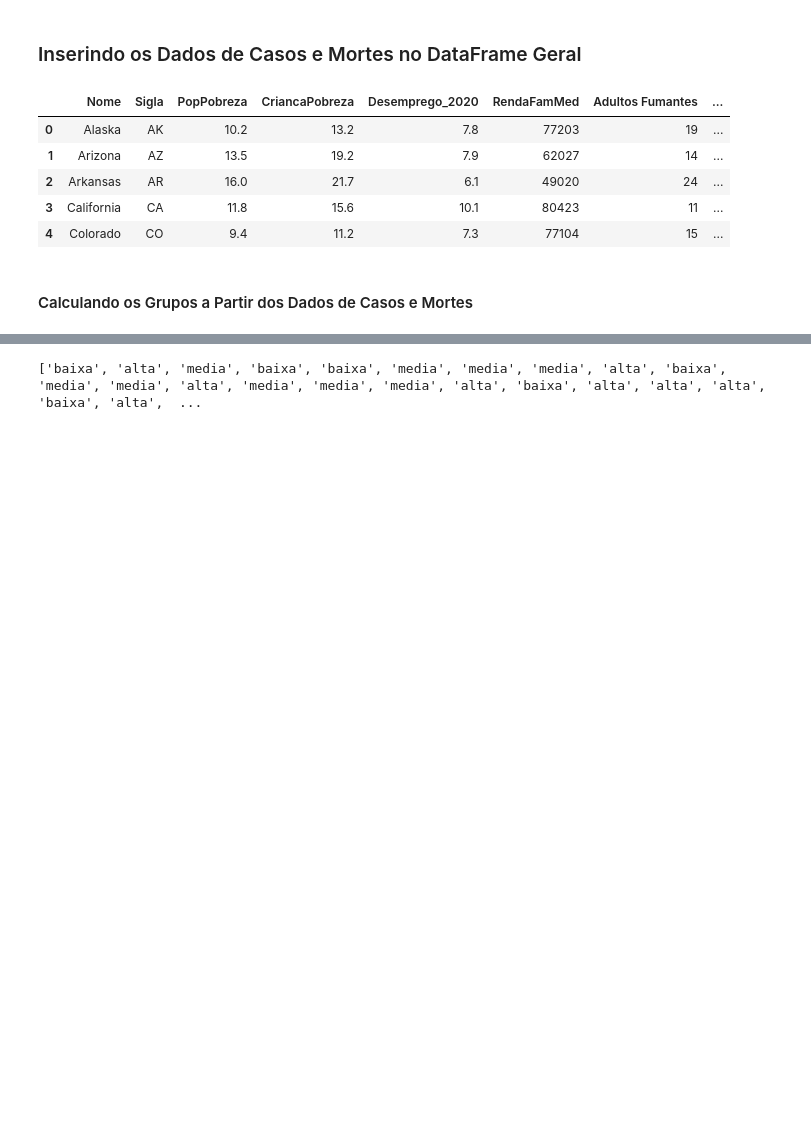
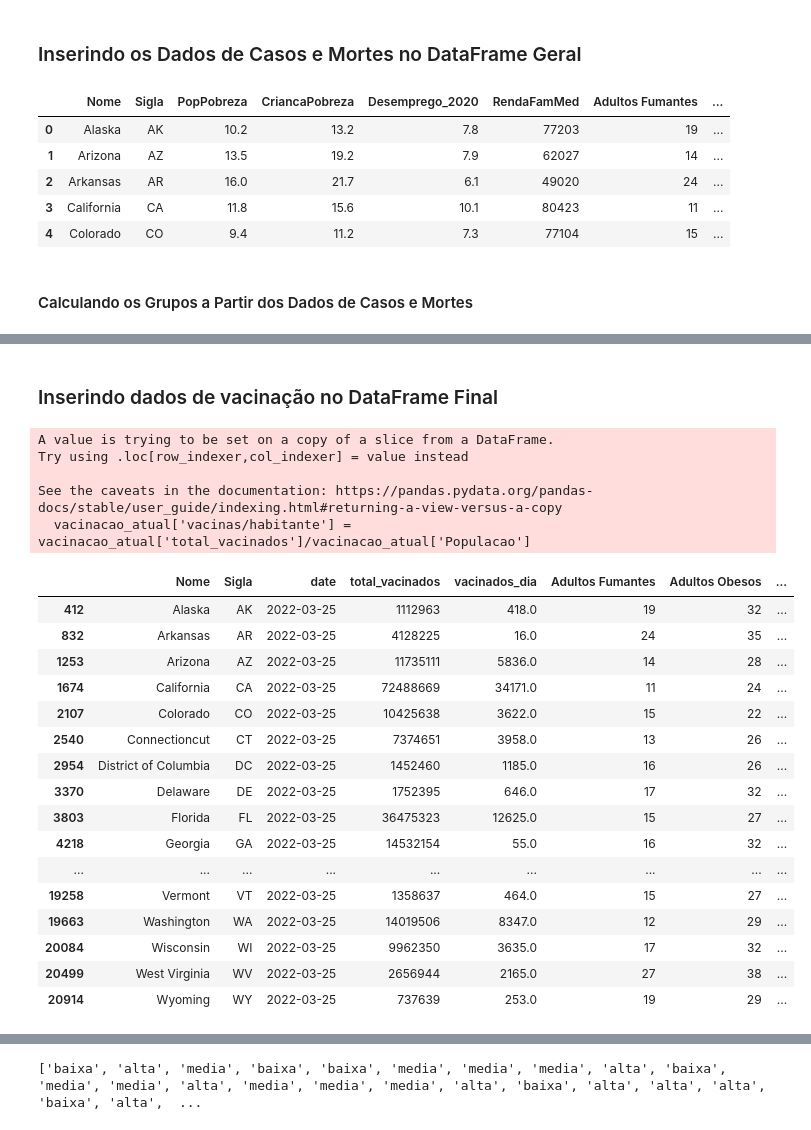
Before and after one commit to JoaoVictor-HM/TFG-Ciencia-de-Dados, a Jupyter notebook: analise_eua.ipynb, the cells around one changed output, grey strips where cells are left out. Saved outputs shown, nothing was run; the diff lists cells and outputs as text; code cells hidden in the pictures; blank space fills up the shorter version.

```diff
--- a/analise_eua.ipynb
+++ b/analise_eua.ipynb
@@ -573,0 +590,30 @@ array([0.00482379, 0.00493666, 0.0053524 , 0.00570213, 0.00801933,
+# %% [markdown]
+### Inserindo dados de vacinação no DataFrame Final
+# %%
+data_atual = vacina_saude_df['date'].max()
+vacinacao_atual = vacina_saude_df[vacina_saude_df['date'] == data_atual]
+vacinacao_atual['vacinas/habitante'] = vacinacao_atual['total_vacinados']/vacinacao_atual['Populacao']
+vacinacao_atual.head(60)
+# %% [output]
+A value is trying to be set on a copy of a slice from a DataFrame.
+Try using .loc[row_indexer,col_indexer] = value instead
+
+See the caveats in the documentation: https://pandas.pydata.org/pandas-docs/stable/user_guide/indexing.html#returning-a-view-versus-a-copy
+  vacinacao_atual['vacinas/habitante'] = vacinacao_atual['total_vacinados']/vacinacao_atual['Populacao']
+|  | Nome | Sigla | date | total_vacinados | vacinados_dia | Adultos Fumantes | Adultos Obesos | ... |
+| 412 | Alaska | AK | 2022-03-25 | 1112963 | 418.0 | 19 | 32 | ... |
+| 832 | Arkansas | AR | 2022-03-25 | 4128225 | 16.0 | 24 | 35 | ... |
+| 1253 | Arizona | AZ | 2022-03-25 | 11735111 | 5836.0 | 14 | 28 | ... |
+| 1674 | California | CA | 2022-03-25 | 72488669 | 34171.0 | 11 | 24 | ... |
+| 2107 | Colorado | CO | 2022-03-25 | 10425638 | 3622.0 | 15 | 22 | ... |
+| 2540 | Connectioncut | CT | 2022-03-25 | 7374651 | 3958.0 | 13 | 26 | ... |
+| 2954 | District of Columbia | DC | 2022-03-25 | 1452460 | 1185.0 | 16 | 26 | ... |
+| 3370 | Delaware | DE | 2022-03-25 | 1752395 | 646.0 | 17 | 32 | ... |
+| 3803 | Florida | FL | 2022-03-25 | 36475323 | 12625.0 | 15 | 27 | ... |
+| 4218 | Georgia | GA | 2022-03-25 | 14532154 | 55.0 | 16 | 32 | ... |
+| ... | ... | ... | ... | ... | ... | ... | ... | ... |
+| 19258 | Vermont | VT | 2022-03-25 | 1358637 | 464.0 | 15 | 27 | ... |
+| 19663 | Washington | WA | 2022-03-25 | 14019506 | 8347.0 | 12 | 29 | ... |
+| 20084 | Wisconsin | WI | 2022-03-25 | 9962350 | 3635.0 | 17 | 32 | ... |
+| 20499 | West Virginia | WV | 2022-03-25 | 2656944 | 2165.0 | 27 | 38 | ... |
+| 20914 | Wyoming | WY | 2022-03-25 | 737639 | 253.0 | 19 | 29 | ... |
```
Also changed, not shown: parts of 17 cells of this notebook.
